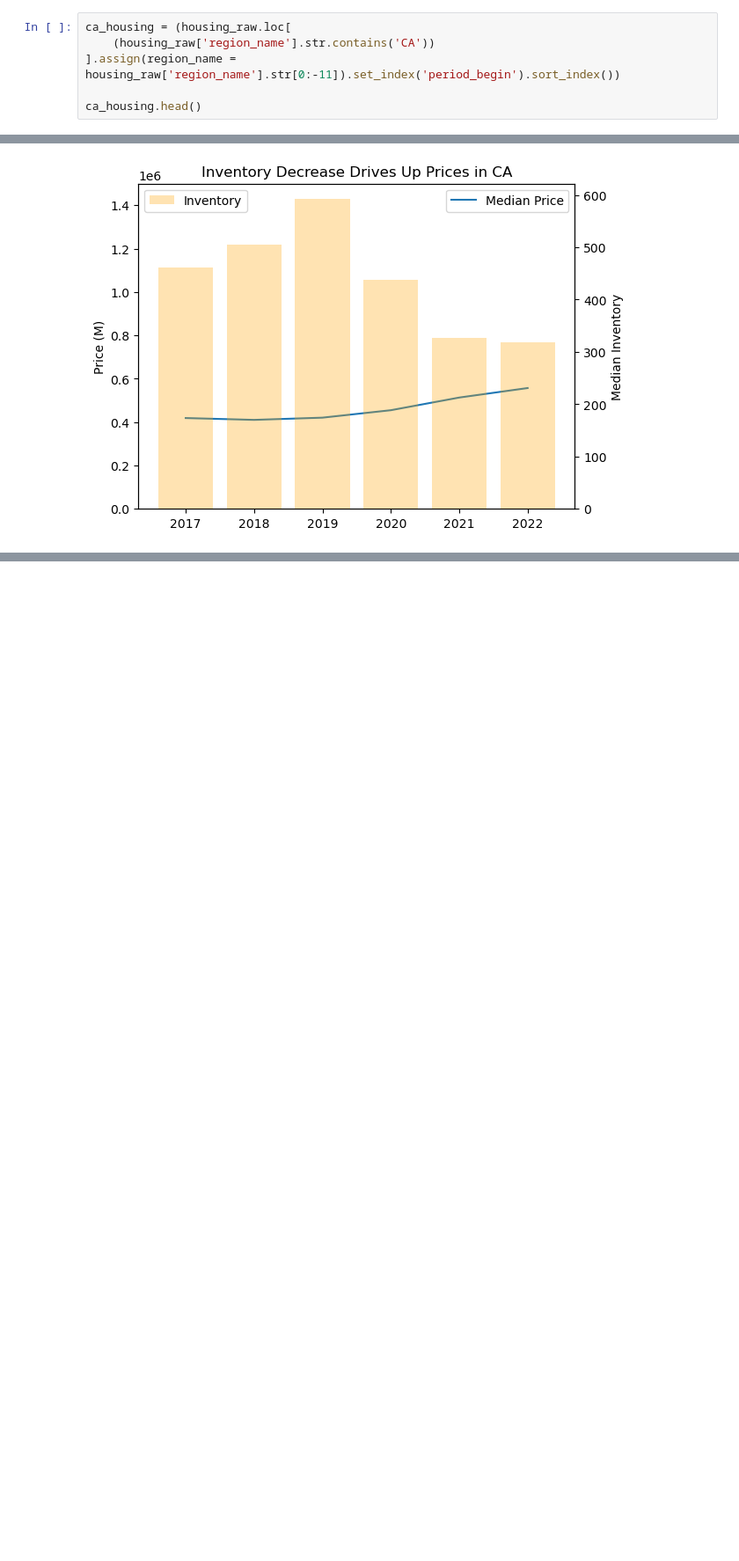
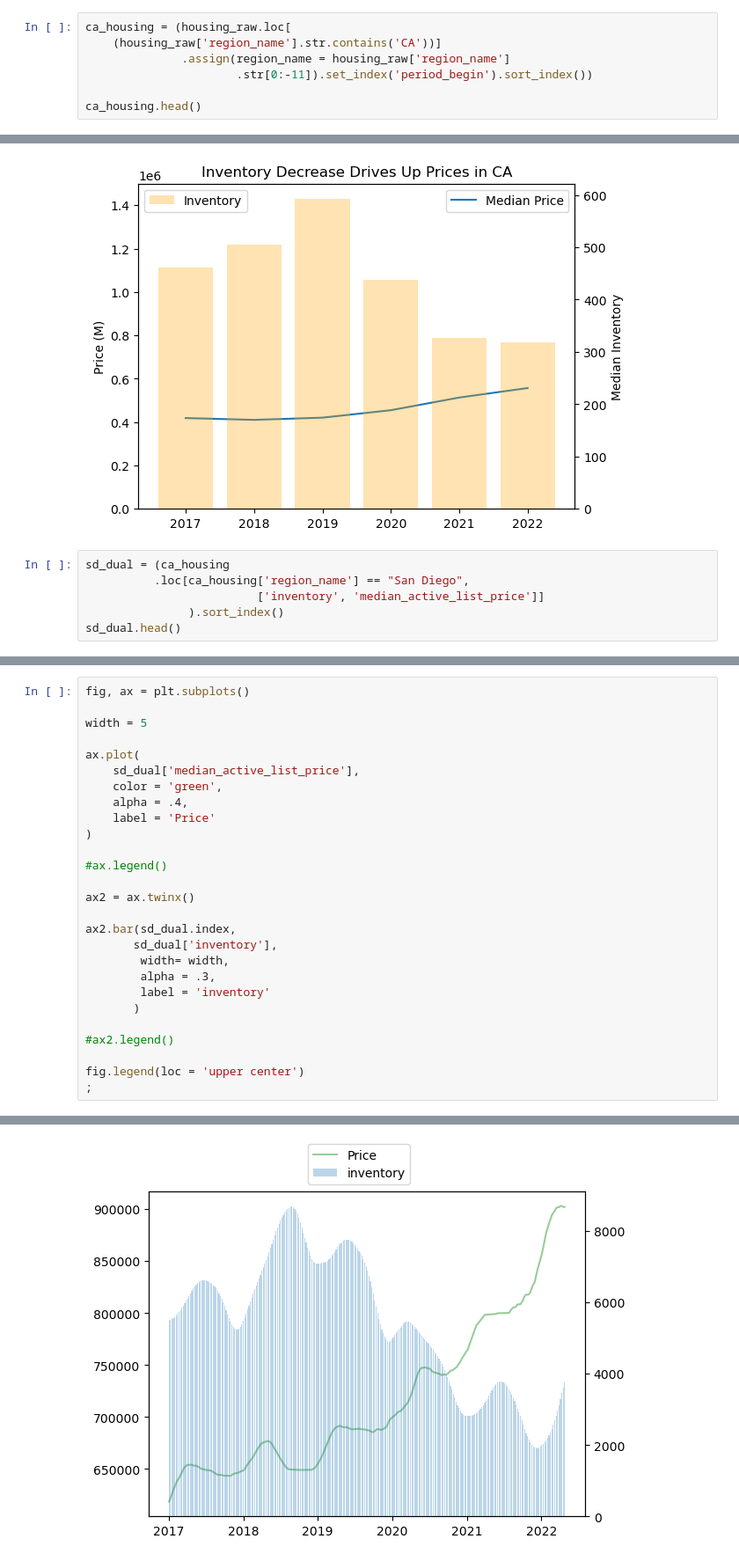
Before and after one commit to soslin/MatPlotLib_Seaborn_Practice, a Jupyter notebook: Bar Charts.ipynb, the cells around one changed output, grey strips where cells are left out. Shown: that part at 88% size. Saved outputs shown, nothing was run; the diff lists cells and outputs as text; blank space fills up the shorter version.

```diff
--- a/Bar Charts.ipynb
+++ b/Bar Charts.ipynb
@@ -46,8 +46,9 @@ housing_raw = pd.read_csv(
 ) #category cuts down on processing time
 # %%
 ca_housing = (housing_raw.loc[
-    (housing_raw['region_name'].str.contains('CA'))
-].assign(region_name = housing_raw['region_name'].str[0:-11]).set_index('period_begin').sort_index())
+    (housing_raw['region_name'].str.contains('CA'))]
+              .assign(region_name = housing_raw['region_name']
+                      .str[0:-11]).set_index('period_begin').sort_index())
 
 ca_housing.head()
 # %% [output]
@@ -324,3 +325,9 @@ ax2.set_ylabel("Median Inventory")
 # %% [output]
 ''
 [figure]
+# %%
+sd_dual = (ca_housing
+          .loc[ca_housing['region_name'] == "San Diego",
+                         ['inventory', 'median_active_list_price']]
+               ).sort_index()
+sd_dual.head()
@@ -326,0 +342,28 @@ ax2.set_ylabel("Median Inventory")
+# %%
+fig, ax = plt.subplots()
+
+width = 5
+
+ax.plot(
+    sd_dual['median_active_list_price'],
+    color = 'green',
+    alpha = .4,
+    label = 'Price'
+)
+
+#ax.legend()
+
+ax2 = ax.twinx()
+
+ax2.bar(sd_dual.index,
+       sd_dual['inventory'],
+        width= width,
+        alpha = .3,
+        label = 'inventory'
+       )
+
+#ax2.legend()
+
+fig.legend(loc = 'upper center')
+;
+# %% [output]
@@ -326,0 +371 @@ ax2.set_ylabel("Median Inventory")
+[figure, added]
```
Also changed, not shown: parts of 4 cells of this notebook, 1 other file.
